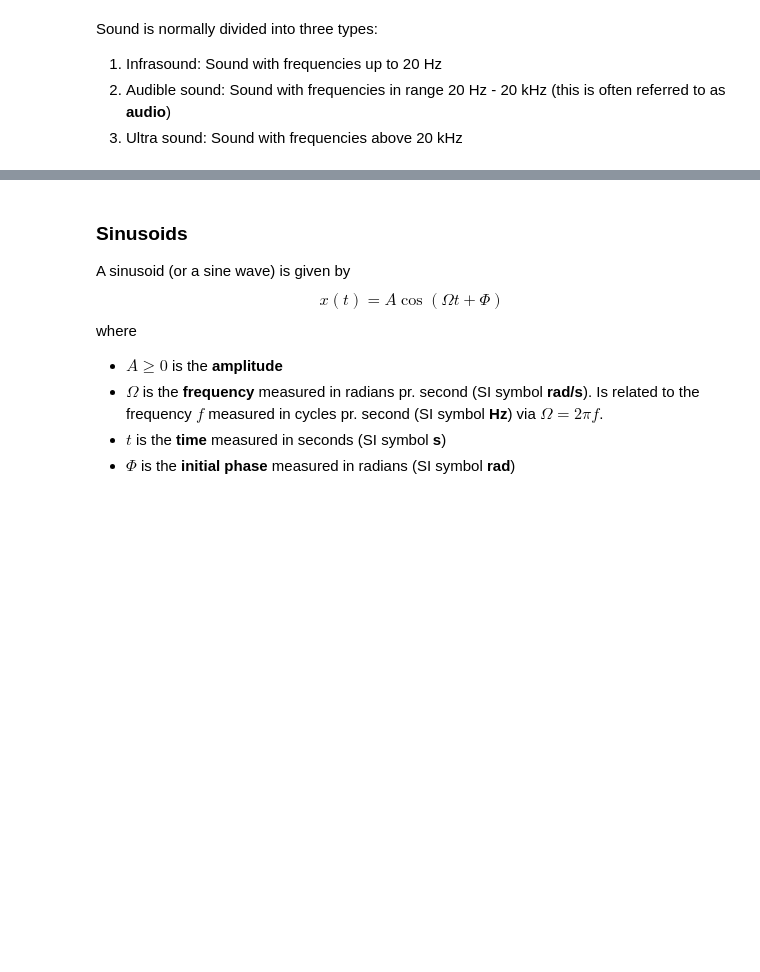
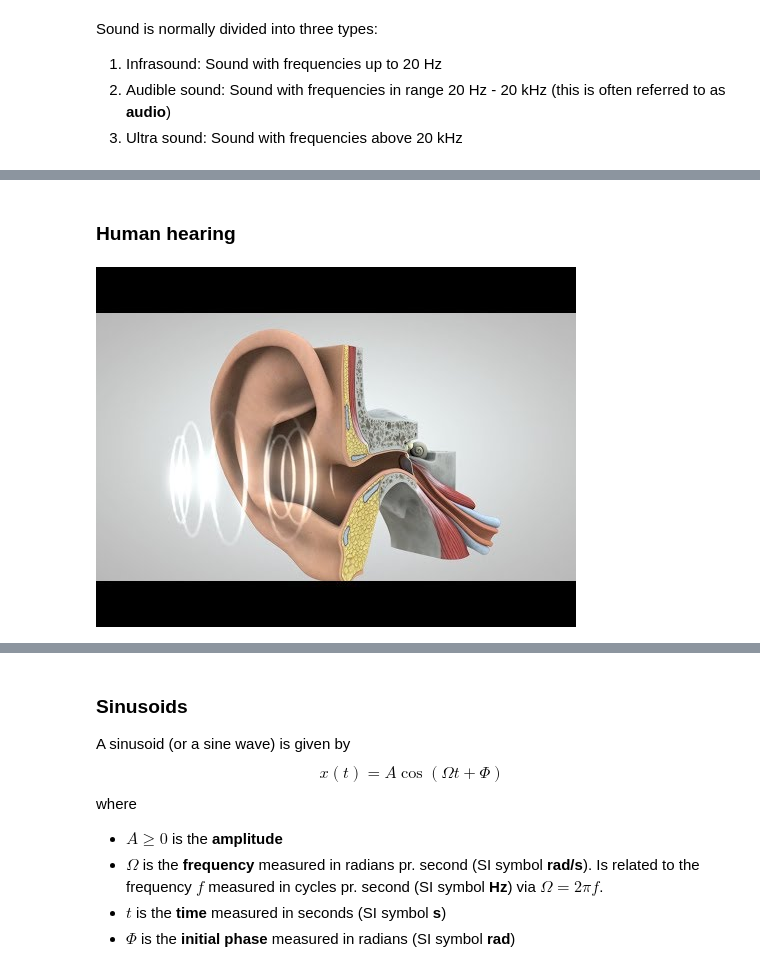
Before and after one commit to SMC-AAU-CPH/med4-ap-jupyter, a Jupyter notebook: lecture1_What_is_Sound/apLecture1.ipynb, the cells around one changed output, grey strips where cells are left out. Saved outputs shown, nothing was run; the diff lists cells and outputs as text; code cells hidden in the pictures; blank space fills up the shorter version.

Commit message:
all YouTube embedded

```diff
--- a/lecture1_What_is_Sound/apLecture1.ipynb
+++ b/lecture1_What_is_Sound/apLecture1.ipynb
@@ -47,3 +40,9 @@ alt="IMAGE ALT TEXT HERE" width="480" height="360" border="10" /></a>
+# %% [markdown]
+### Human hearing
+# %%
+YouTubeVideo('eQEaiZ2j9oc')
+# %% [output]
+[figure, added]
 # %% [markdown]
 The human ear consists of the following parts:
 - **Outer ear**: Everything on the outside of the ear drum, including the pinna
```
Also changed, not shown: parts of 11 cells of this notebook.
